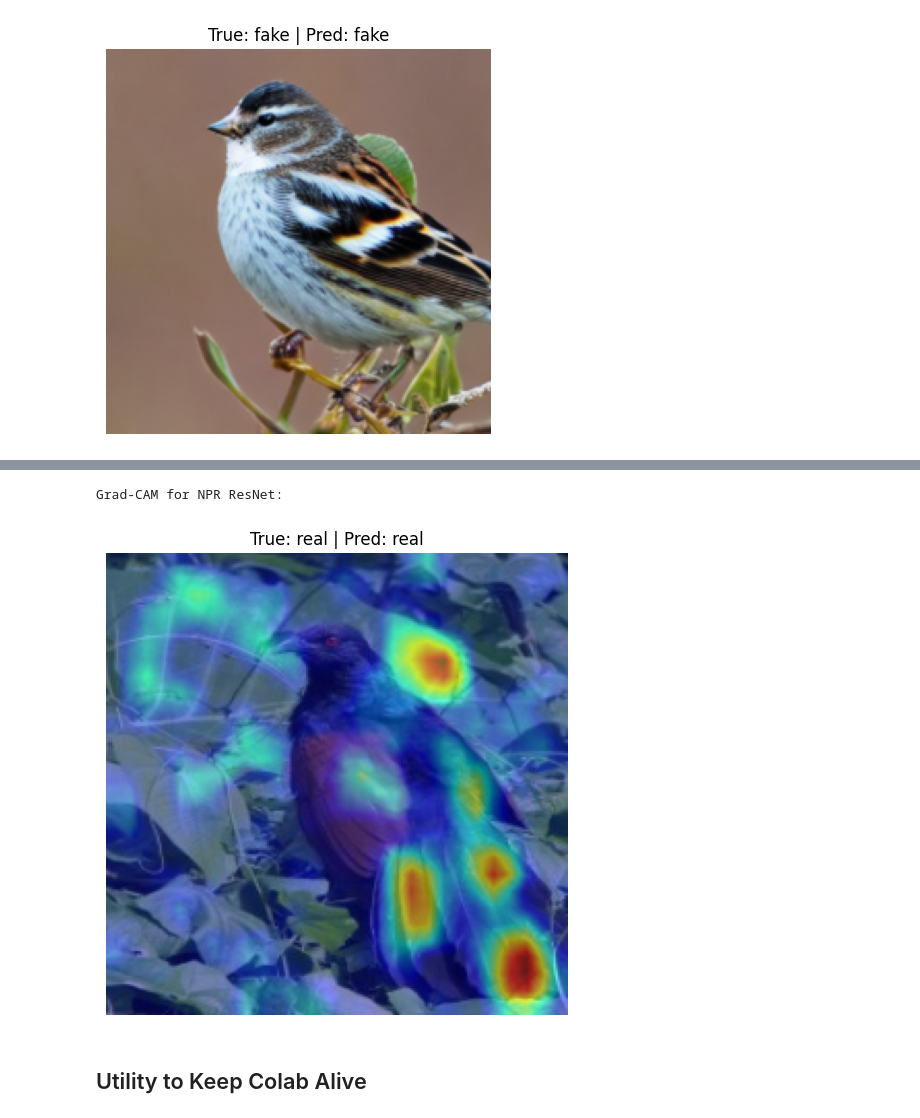
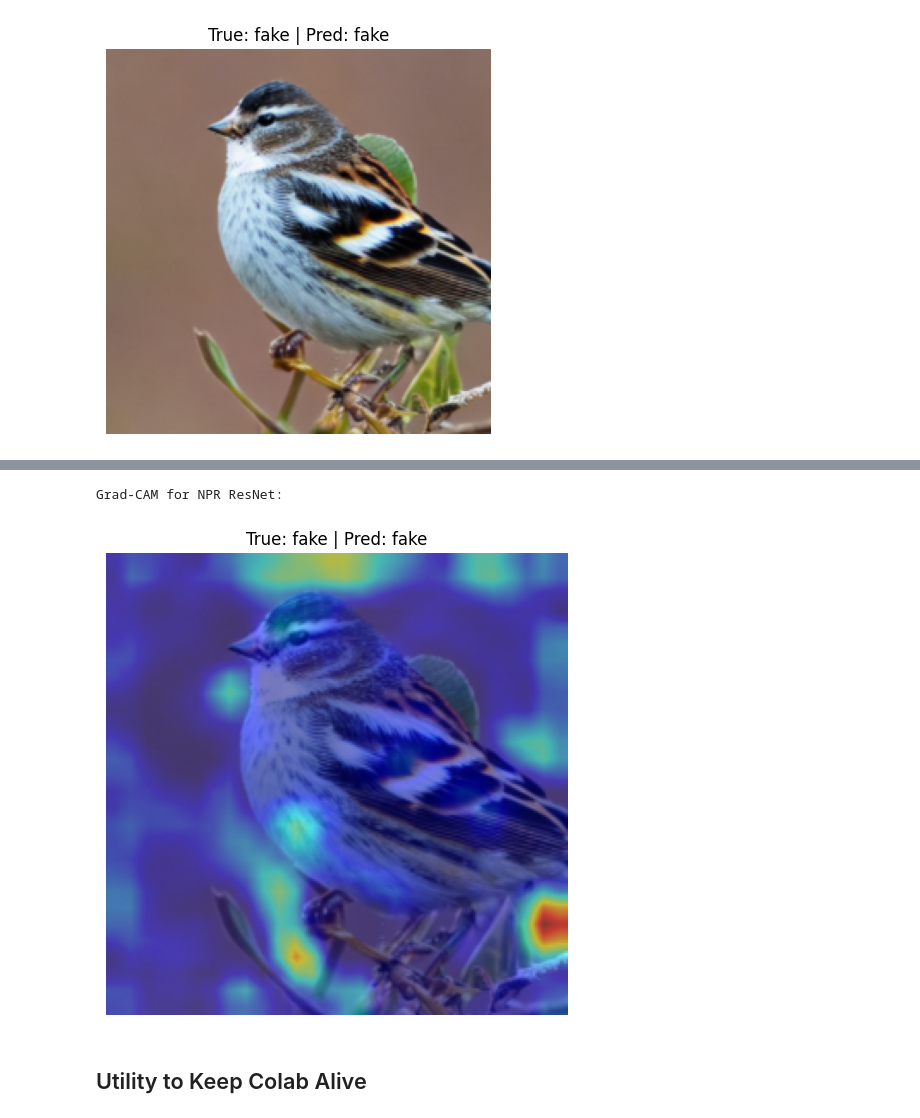
Before and after one commit to 0UMI0/g-aid, a Jupyter notebook: g_aid.ipynb, the cells around one changed output, grey strips where cells are left out. Drawn from its saved outputs; the diff is of its cells as text; code cells hidden in the pictures.

```diff
--- a/g_aid.ipynb
+++ b/g_aid.ipynb
@@ -1051,7 +1049,7 @@ train Loss: 0.0278 Acc: 0.9903
 # %%
 
 # Get one image from dataset
-img, label = test_dataset[13000]
+img, label = test_dataset[300]
 label_name = test_dataset.classes[label]
 
 # Add batch dimension: [C, H, W] -> [1, C, H, W]
@@ -1746,25 +1740,25 @@ Grad-CAM for Baseline ResNet:
 # %%
 # Example usage with the NPR ResNet model
 
 # Select an image from the style_dataset (or npr_test_dataset) for the NPR model
-img_tensor_npr, label_npr = test_dataset[13000]
+img_tensor_npr, label_npr = test_dataset[300]
 
 # Define the target layers for the NPR ResNet model
 target_layers_npr = [npr_model_test.layer2[-1]]
 
 print("Grad-CAM for NPR ResNet:")
 display_grad_cam(
     model=npr_model_test,
     img_tensor=img_tensor_npr,
     true_label=label_npr,
     class_names=class_names,
     target_layers=target_layers_npr,
     device=device,
-    is_normalized=True # NPR model uses normalized transforms
+    is_normalized=True
 )
 # %% [output]
 Grad-CAM for NPR ResNet:
-[figure, old version]
+[figure, new version]
 # %% [markdown]
 ## Utility to Keep Colab Alive
 # %%
```
Also changed, not shown: parts of 8 cells of this notebook.
